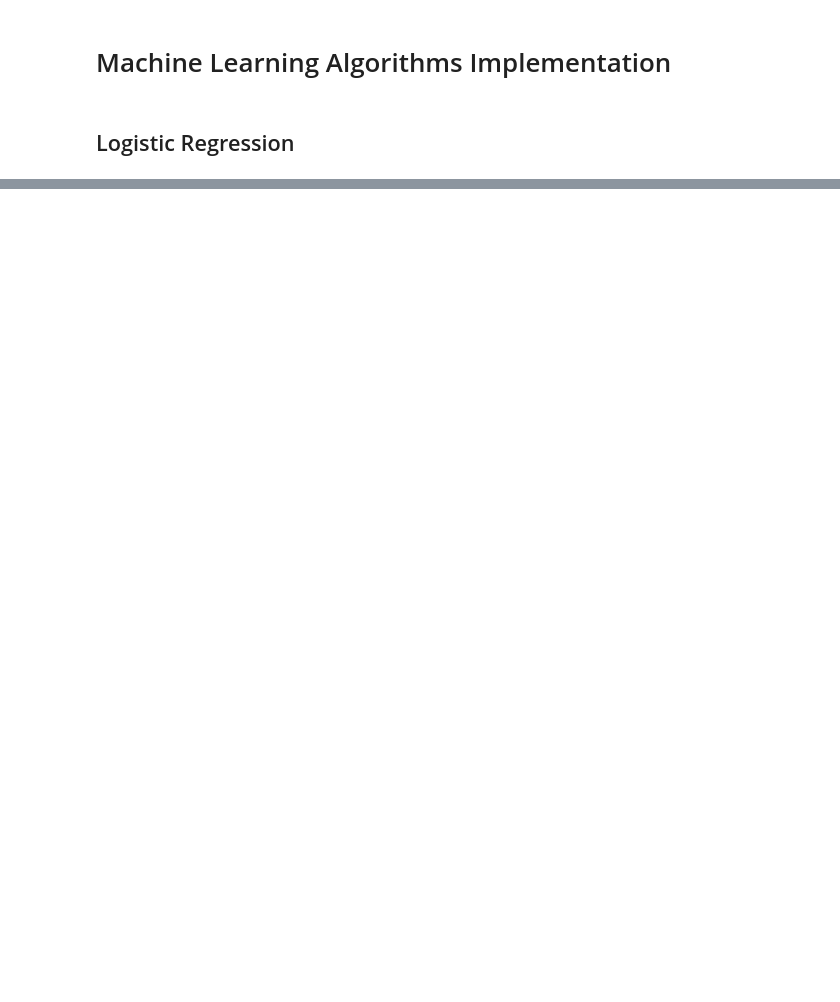
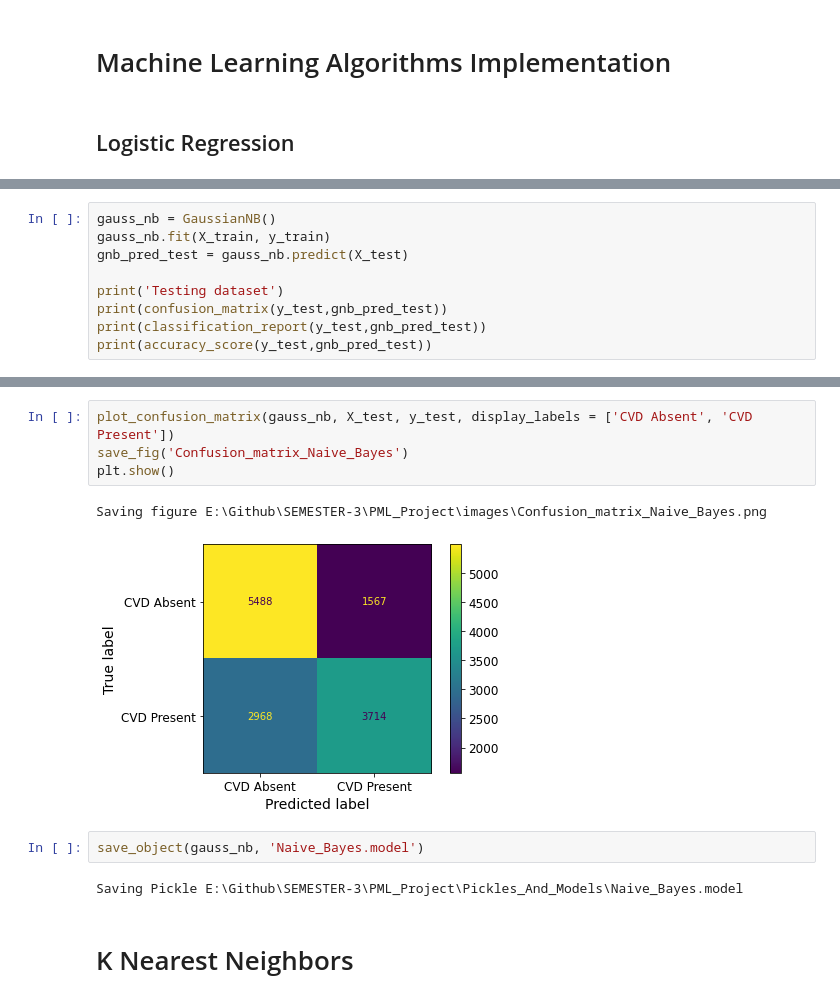
Before and after one commit to OutliersTeam/Cardiovascular-Disease-Prediction, a Jupyter notebook: Notebooks/Cardiovascular_Disease_Prediction.ipynb, the cells around one changed output, grey strips where cells are left out. Saved outputs shown, nothing was run; the diff lists cells and outputs as text; blank space fills up the shorter version.

```diff
--- a/Notebooks/Cardiovascular_Disease_Prediction.ipynb
+++ b/Notebooks/Cardiovascular_Disease_Prediction.ipynb
@@ -446,0 +525,9 @@ from sklearn.metrics import mean_squared_error, mean_absolute_error
+# %%
+gauss_nb = GaussianNB()
+gauss_nb.fit(X_train, y_train)
+gnb_pred_test = gauss_nb.predict(X_test)
+
+print('Testing dataset')
+print(confusion_matrix(y_test,gnb_pred_test))
+print(classification_report(y_test,gnb_pred_test))
+print(accuracy_score(y_test,gnb_pred_test))
@@ -446,0 +548,13 @@ from sklearn.metrics import mean_squared_error, mean_absolute_error
+# %%
+plot_confusion_matrix(gauss_nb, X_test, y_test, display_labels = ['CVD Absent', 'CVD Present'])
+save_fig('Confusion_matrix_Naive_Bayes')
+plt.show()
+# %% [output]
+Saving figure E:\Github\SEMESTER-3\PML_Project\images\Confusion_matrix_Naive_Bayes.png
+[figure, added]
+# %%
+save_object(gauss_nb, 'Naive_Bayes.model')
+# %% [output]
+Saving Pickle E:\Github\SEMESTER-3\PML_Project\Pickles_And_Models\Naive_Bayes.model
+# %% [markdown]
+# K Nearest Neighbors
```
Also changed, not shown: parts of 46 cells of this notebook, 11 other files.
